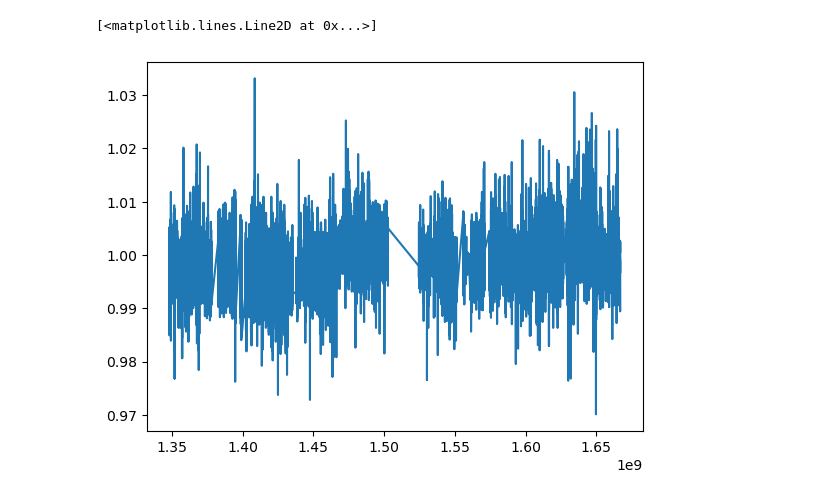
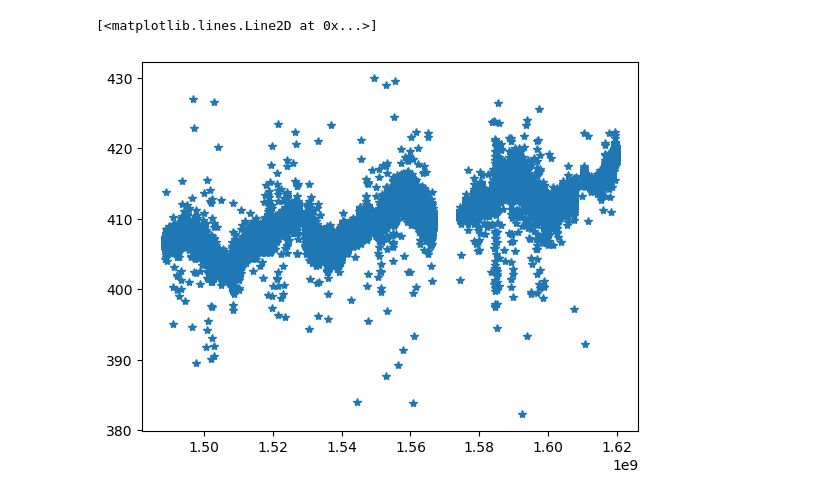
Before and after one commit to MyrannAbobaker/ARE, a Jupyter notebook: Data_Analyse_TCCON.ipynb, the cells around one changed output. Cells and saved outputs as stored; diff of their text form; code cells hidden in the pictures.

```diff
--- a/Data_Analyse_TCCON.ipynb
+++ b/Data_Analyse_TCCON.ipynb
@@ -13,10 +13,9 @@ import pandas as pd
 
 fichiers = [f for f in listdir("Dataset") if isfile(join("Dataset", f))]
 # %%
-path = 'Dataset'
+# Création d'une liste de données (data) . Chaque élément de la liste (data[i]) est un fichier NETCDF4
 
-#chdir(path)
 data = []
 
 for i in range(len(fichiers)) :
-    data.append(nc.Dataset(fichiers[i]))
+    data.append(nc.Dataset('Dataset/' + fichiers[i]))
@@ -49,2 +42,3 @@ xco2 = f.variables['extrapolation_flags_ak_xo2']
 # %%
-print(xco2)
+time = data[1].variables['time'][:]
+xco2 = data[1].variables['xco2'][:]
@@ -64,5 +45,5 @@ filling on, default _FillValue of -127 ignored
 # %%
-plt.plot(time,xco2)
+plt.plot(time,xco2,"*")
 # %% [output]
 [<matplotlib.lines.Line2D at 0x...>]
-[figure, old version]
+[figure, new version]
```
Also changed, not shown: parts of 9 cells of this notebook.
